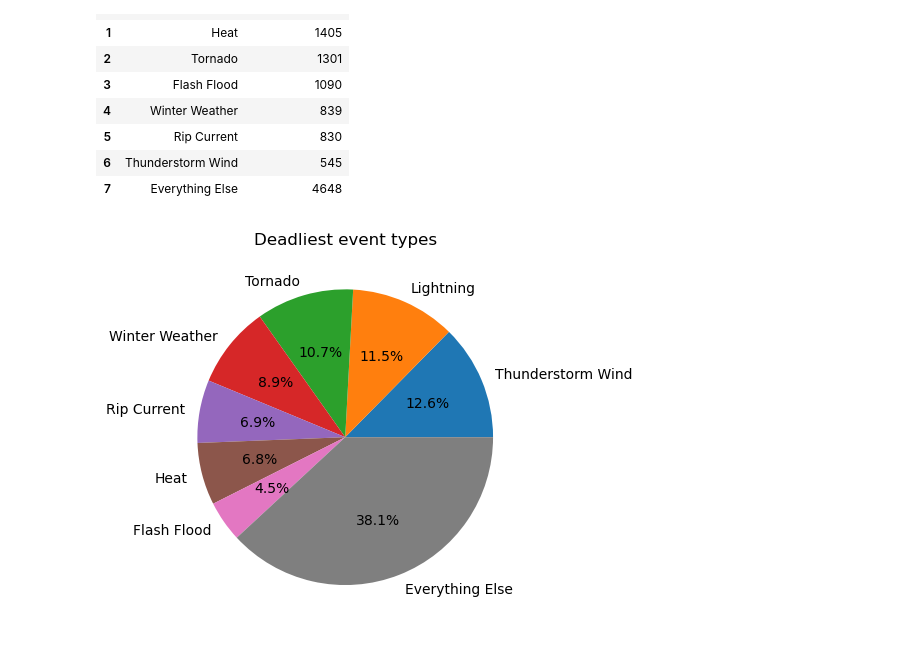
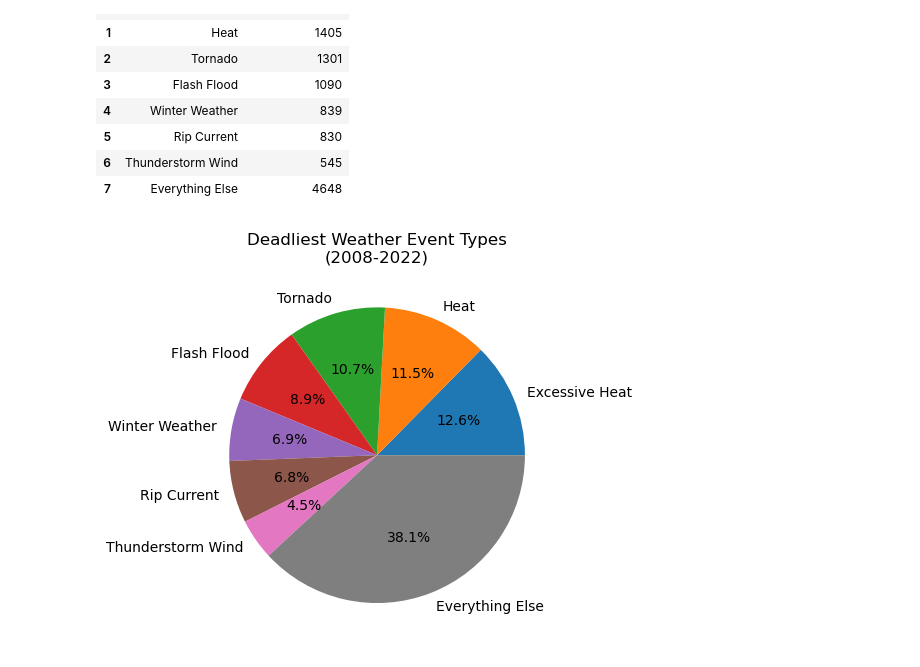
Before and after one commit to elizabethmorgan26/team1, a Jupyter notebook: mergestorm.ipynb, the cells around one changed output. Cells and saved outputs as stored; diff of their text form; code cells hidden in the pictures.

```diff
--- a/mergestorm.ipynb
+++ b/mergestorm.ipynb
@@ -505,9 +594,9 @@ pie_chart2
 | 6 | Thunderstorm Wind | 545 |
 | 7 | Everything Else | 4648 |
 # %%
-pie_chart2.plot.pie(y = "TOTAL DEATHS", labels = pie_chart["EVENT_TYPE"] , autopct="%1.1f%%", legend = False,
-                  title = "Deadliest event types", ylabel = "", startangle = 0)
+pie_chart2.plot.pie(y = "TOTAL DEATHS", labels = pie_chart2["EVENT_TYPE"] , autopct="%1.1f%%", legend = False,
+                  title = "Deadliest Weather Event Types\n(2008-2022)", ylabel = "", startangle = 0)
 plt.savefig("eventtype_deaths_pie.png")
 plt.show()
 # %% [output]
-[figure, old version]
+[figure, new version]
```
Also changed, not shown: parts of 21 cells of this notebook, 4 other files.
